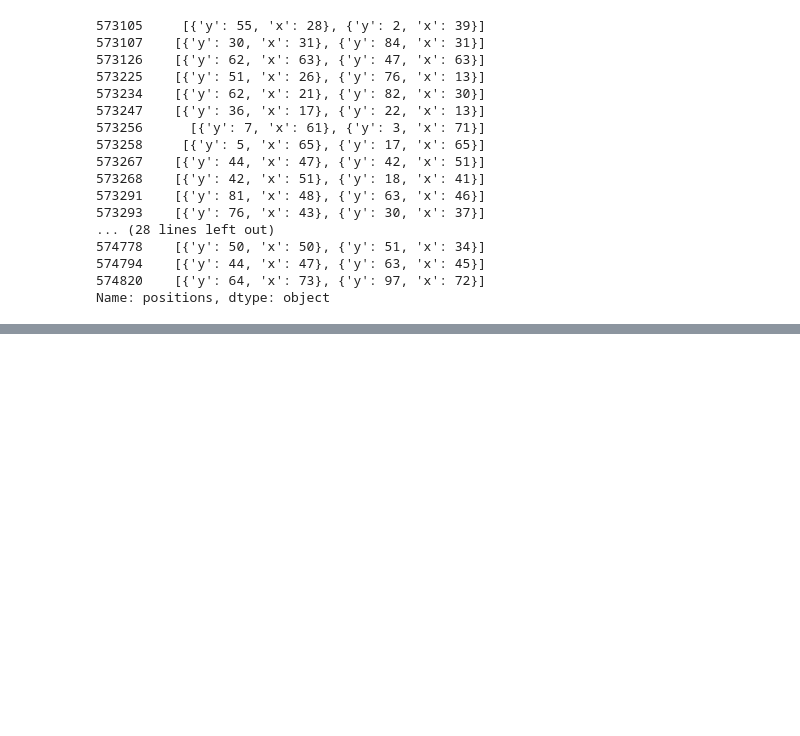
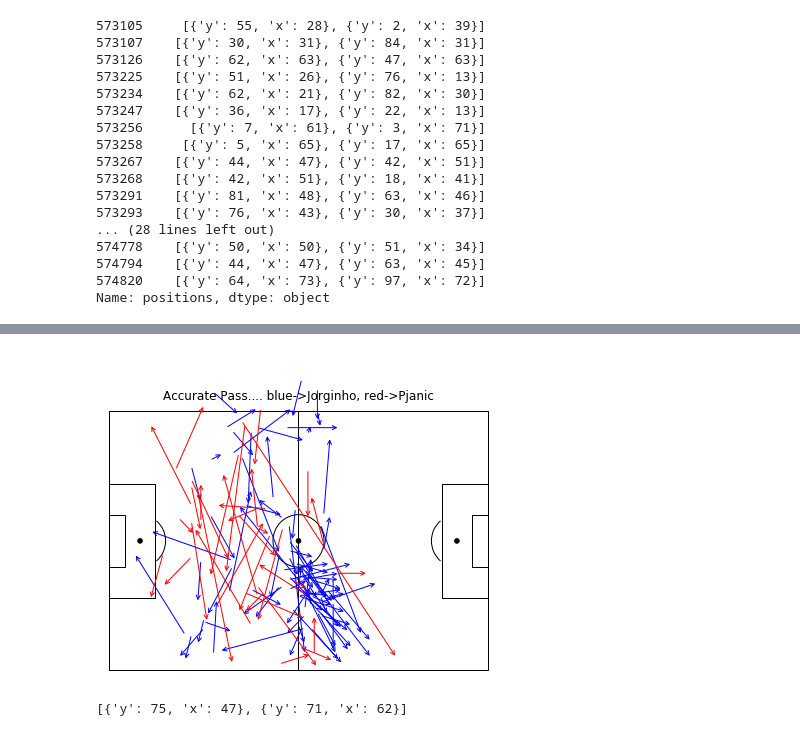
Before and after one commit to ceccaroni1884368/HW2, a Jupyter notebook: CRQ2.ipynb, the cells around one changed output, grey strips where cells are left out. Saved outputs shown, nothing was run; the diff lists cells and outputs as text; code cells hidden in the pictures; blank space fills up the shorter version.

```diff
--- a/CRQ2.ipynb
+++ b/CRQ2.ipynb
@@ -320,0 +312,21 @@ Name: positions, dtype: object
+# %%
+fig=plt.figure() #set up the figures
+#fig, ax = plt.subplots()
+fig.set_size_inches(7, 5)
+ax=fig.add_subplot(1,1,1)
+draw_pitch(ax) #overlay our different objects on the pitch
+plt.ylim(-2, 82)
+plt.xlim(-2, 122)
+plt.title('Accurate Pass.... blue->Jorginho, red->Pjanic')
+plt.axis('off')
+for i in range(len(Positions_Accurate_Pass_Jorginho)):
+    ax.annotate("",xy=(Positions_Accurate_Pass_Jorginho.iloc[i][1]['x'],Positions_Accurate_Pass_Jorginho.iloc[i][1]['y']), xytext=(Positions_Accurate_Pass_Jorginho.iloc[i][0]['x'],Positions_Accurate_Pass_Jorginho.iloc[i][0]['y']), arrowprops=dict(arrowstyle="->",connectionstyle="arc3", color = "blue"))
+
+for i in range(len(Positions_Accurate_Pass_Miralem_Pjanic)):
+    ax.annotate("",xy=(Positions_Accurate_Pass_Miralem_Pjanic.iloc[i][1]['x'],Positions_Accurate_Pass_Miralem_Pjanic.iloc[i][1]['y']), xytext=(Positions_Accurate_Pass_Miralem_Pjanic.iloc[i][0]['x'],Positions_Accurate_Pass_Miralem_Pjanic.iloc[i][0]['y']), arrowprops=dict(arrowstyle="->",connectionstyle="arc3", color = "red"))
+# %% [output]
+[figure, added]
+# %%
+Positions_Pass_Jorginho.iloc[0]
+# %% [output]
+[{'y': 75, 'x': 47}, {'y': 71, 'x': 62}]
```
Also changed, not shown: parts of 6 cells of this notebook.
